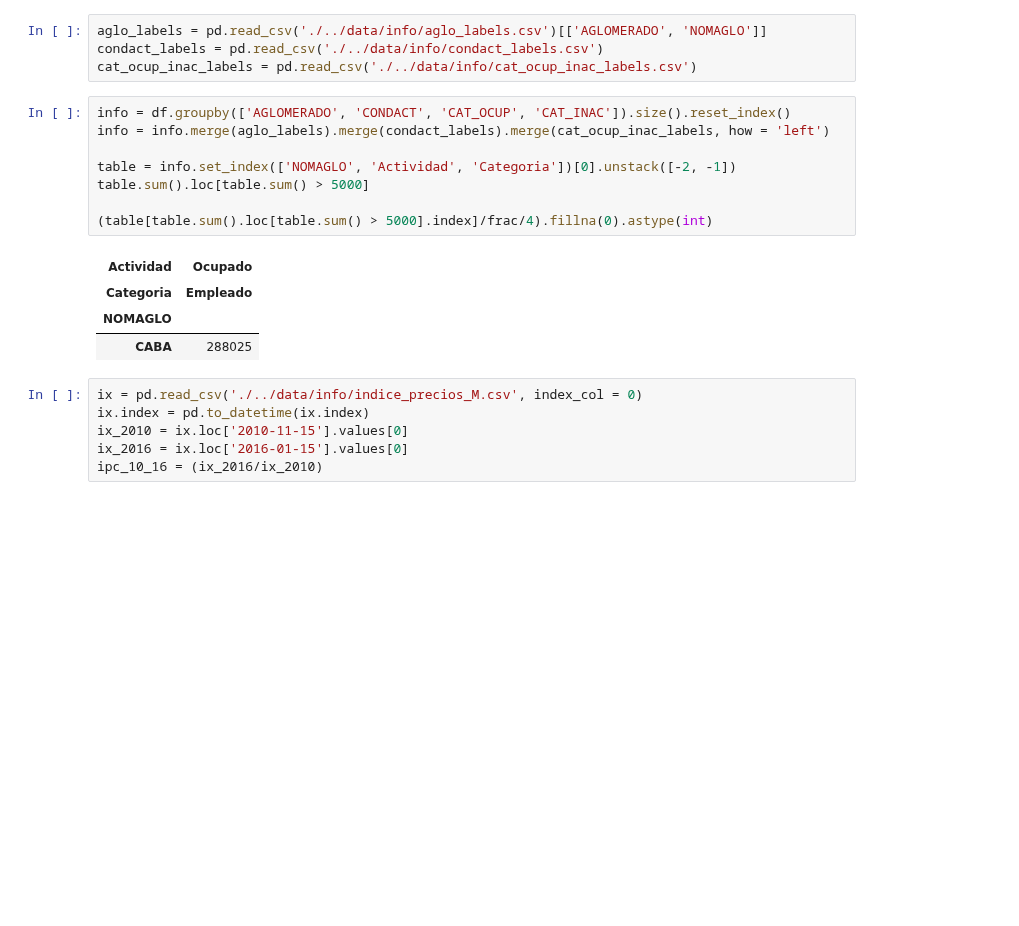
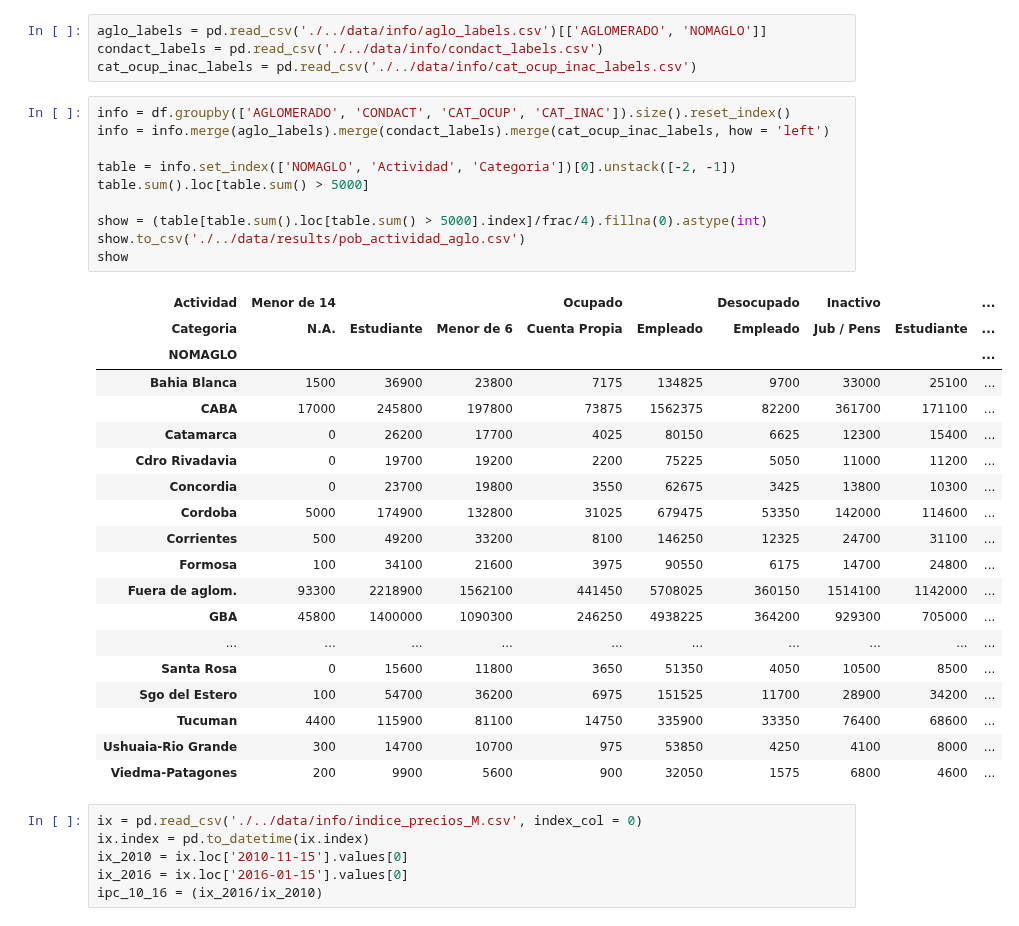
Before and after one commit to matuteiglesias/indice-pobreza-UBA, a Jupyter notebook: notebooks/11 - Validacion 2010.ipynb, the cells around one changed output. Drawn from its saved outputs; the diff is of its cells as text; blank space fills up the shorter version.

Commit message:
Added user created data

```diff
--- a/notebooks/11 - Validacion 2010.ipynb
+++ b/notebooks/11 - Validacion 2010.ipynb
@@ -17,16 +17,33 @@ cat_ocup_inac_labels = pd.read_csv('./../data/info/cat_ocup_inac_labels.csv')
 # %%
 info = df.groupby(['AGLOMERADO', 'CONDACT', 'CAT_OCUP', 'CAT_INAC']).size().reset_index()
 info = info.merge(aglo_labels).merge(condact_labels).merge(cat_ocup_inac_labels, how = 'left')
 
 table = info.set_index(['NOMAGLO', 'Actividad', 'Categoria'])[0].unstack([-2, -1])
 table.sum().loc[table.sum() > 5000]
 
-(table[table.sum().loc[table.sum() > 5000].index]/frac/4).fillna(0).astype(int)
+show = (table[table.sum().loc[table.sum() > 5000].index]/frac/4).fillna(0).astype(int)
+show.to_csv('./../data/results/pob_actividad_aglo.csv')
+show
 # %% [output]
-| Actividad | Ocupado |
-| Categoria | Empleado |
-| NOMAGLO |  |
-| CABA | 288025 |
+| Actividad | Menor de 14 |  |  | Ocupado |  | Desocupado | Inactivo |  | ... |
+| Categoria | N.A. | Estudiante | Menor de 6 | Cuenta Propia | Empleado | Empleado | Jub / Pens | Estudiante | ... |
+| NOMAGLO |  |  |  |  |  |  |  |  | ... |
+| Bahia Blanca | 1500 | 36900 | 23800 | 7175 | 134825 | 9700 | 33000 | 25100 | ... |
+| CABA | 17000 | 245800 | 197800 | 73875 | 1562375 | 82200 | 361700 | 171100 | ... |
+| Catamarca | 0 | 26200 | 17700 | 4025 | 80150 | 6625 | 12300 | 15400 | ... |
+| Cdro Rivadavia | 0 | 19700 | 19200 | 2200 | 75225 | 5050 | 11000 | 11200 | ... |
+| Concordia | 0 | 23700 | 19800 | 3550 | 62675 | 3425 | 13800 | 10300 | ... |
+| Cordoba | 5000 | 174900 | 132800 | 31025 | 679475 | 53350 | 142000 | 114600 | ... |
+| Corrientes | 500 | 49200 | 33200 | 8100 | 146250 | 12325 | 24700 | 31100 | ... |
+| Formosa | 100 | 34100 | 21600 | 3975 | 90550 | 6175 | 14700 | 24800 | ... |
+| Fuera de aglom. | 93300 | 2218900 | 1562100 | 441450 | 5708025 | 360150 | 1514100 | 1142000 | ... |
+| GBA | 45800 | 1400000 | 1090300 | 246250 | 4938225 | 364200 | 929300 | 705000 | ... |
+| ... | ... | ... | ... | ... | ... | ... | ... | ... | ... |
+| Santa Rosa | 0 | 15600 | 11800 | 3650 | 51350 | 4050 | 10500 | 8500 | ... |
+| Sgo del Estero | 100 | 54700 | 36200 | 6975 | 151525 | 11700 | 28900 | 34200 | ... |
+| Tucuman | 4400 | 115900 | 81100 | 14750 | 335900 | 33350 | 76400 | 68600 | ... |
+| Ushuaia-Rio Grande | 300 | 14700 | 10700 | 975 | 53850 | 4250 | 4100 | 8000 | ... |
+| Viedma-Patagones | 200 | 9900 | 5600 | 900 | 32050 | 1575 | 6800 | 4600 | ... |
 # %%
 ix = pd.read_csv('./../data/info/indice_precios_M.csv', index_col = 0)
 ix.index = pd.to_datetime(ix.index)
```
Also changed, not shown: parts of 1 cell of this notebook, 3 other files.
